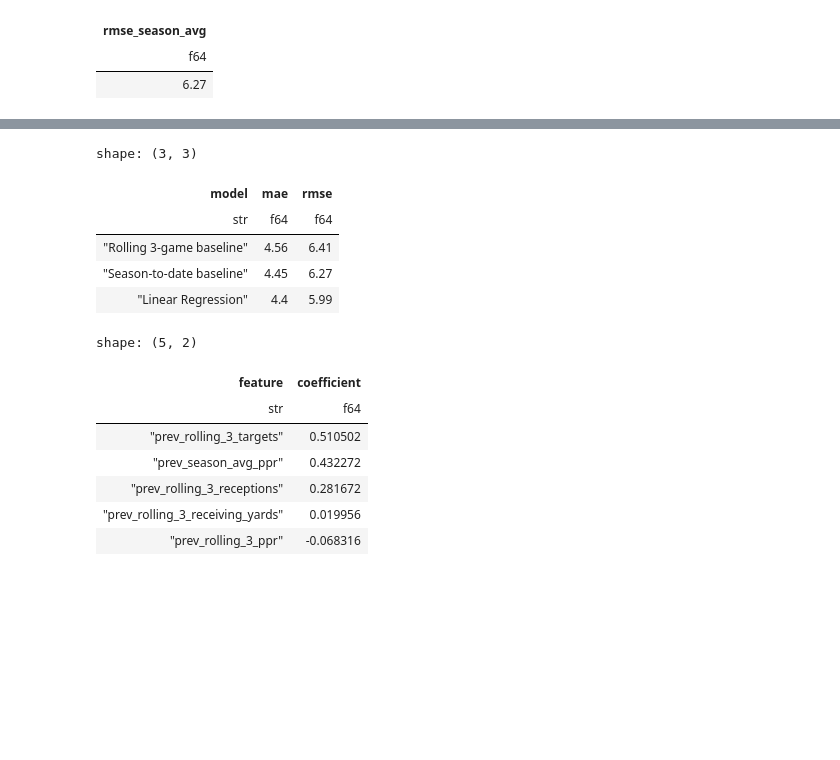
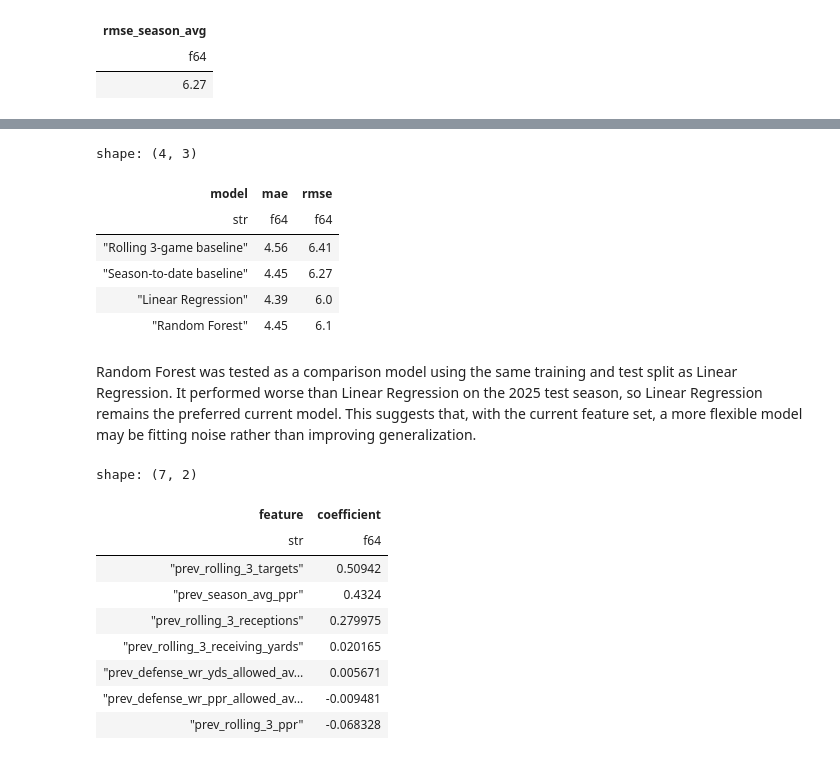
Before and after one commit to samarthsarda9/fantasy-football-project, a Jupyter notebook: notebooks/03_further_engineering.ipynb, the cells around one changed output, grey strips where cells are left out. Cells and saved outputs as stored; diff of their text form; code cells hidden in the pictures; blank space fills up the shorter version.

```diff
--- a/notebooks/03_further_engineering.ipynb
+++ b/notebooks/03_further_engineering.ipynb
@@ -208,3 +372,14 @@ shape: (75, 5)
+# %%
+player_prediction_features = player_prediction_features.join(
+    defense_week_wr_ppr_allowed.select([
+        "season",
+        "week",
+        "opponent_team",
+        "prev_defense_wr_ppr_allowed_avg",
+    ]),
+    on=["season", "week", "opponent_team"],
+    how="left",
+)
 # %%
 baseline_predictions = (
     player_prediction_features
@@ -259,6 +434,8 @@ dataset = (
         'prev_rolling_3_receptions',
         'prev_rolling_3_receiving_yards',
         'prev_season_avg_ppr',
+        'prev_defense_wr_yds_allowed_avg',
+        'prev_defense_wr_ppr_allowed_avg',
         'calculated_ppr',
         'absolute_error',
         'season_avg_error'
@@ -271,6 +448,8 @@ dataset = dataset.filter(
     (pl.col("prev_rolling_3_receptions").is_not_null()) &
     (pl.col("prev_rolling_3_receiving_yards").is_not_null()) &
     (pl.col("prev_season_avg_ppr").is_not_null()) &
+    (pl.col("prev_defense_wr_yds_allowed_avg").is_not_null()) &
+    (pl.col("prev_defense_wr_ppr_allowed_avg").is_not_null()) &
     (pl.col("calculated_ppr").is_not_null())
 )
 
@@ -330,22 +509,20 @@ shape: (1, 1)
 | rmse_season_avg |
 | f64 |
 | 6.27 |
+# %%
+feature_columns = [
+    "prev_rolling_3_ppr",
+    "prev_rolling_3_targets",
+    "prev_rolling_3_receptions",
+    "prev_rolling_3_receiving_yards",
+    "prev_season_avg_ppr",
+    "prev_defense_wr_yds_allowed_avg",
+    "prev_defense_wr_ppr_allowed_avg"
+]
 # %%
-X_train = dataset.filter(pl.col("season") < 2025).select([
-    'prev_rolling_3_ppr',
-    'prev_rolling_3_targets',
-    'prev_rolling_3_receptions',
-    'prev_rolling_3_receiving_yards',
-    'prev_season_avg_ppr',
-]).to_numpy()
+X_train = dataset.filter(pl.col("season") < 2025).select(feature_columns).to_numpy()
 
-X_test = dataset.filter(pl.col("season") == 2025).select([
-    'prev_rolling_3_ppr',
-    'prev_rolling_3_targets',
-    'prev_rolling_3_receptions',
-    'prev_rolling_3_receiving_yards',
-    'prev_season_avg_ppr',
-]).to_numpy()
+X_test = dataset.filter(pl.col("season") == 2025).select(feature_columns).to_numpy()
 
 y_train = dataset.filter(pl.col("season") < 2025).select('calculated_ppr').to_numpy().ravel()
 y_test = dataset.filter(pl.col("season") == 2025).select('calculated_ppr').to_numpy().ravel()
@@ -417,6 +651,7 @@ metrics_comparison = pl.DataFrame({
         "Rolling 3-game baseline",
         "Season-to-date baseline",
         "Linear Regression",
+        "Random Forest",
     ],
     "mae": [
         mean_absolute_error(
@@ -428,6 +663,7 @@ metrics_comparison = pl.DataFrame({
             test_results["prev_season_avg_ppr"],
         ),
         mean_absolute_error(y_test, y_pred),
+        mean_absolute_error(y_test, rf_y_pred),
     ],
     "rmse": [
         root_mean_squared_error(
@@ -439,6 +675,7 @@ metrics_comparison = pl.DataFrame({
             test_results["prev_season_avg_ppr"],
         ),
         root_mean_squared_error(y_test, y_pred),
+        root_mean_squared_error(y_test, rf_y_pred),
     ],
 }).with_columns(
     pl.col("mae").round(2),
@@ -447,33 +684,40 @@ metrics_comparison = pl.DataFrame({
 
 metrics_comparison
 # %% [output]
-shape: (3, 3)
+shape: (4, 3)
 | model | mae | rmse |
 | str | f64 | f64 |
 | "Rolling 3-game baseline" | 4.56 | 6.41 |
 | "Season-to-date baseline" | 4.45 | 6.27 |
-| "Linear Regression" | 4.4 | 5.99 |
+| "Linear Regression" | 4.39 | 6.0 |
+| "Random Forest" | 4.45 | 6.1 |
+# %% [markdown]
+Random Forest was tested as a comparison model using the same training and test split as Linear Regression. It performed worse than Linear Regression on the 2025 test season, so Linear Regression remains the preferred current model. This suggests that, with the current feature set, a more flexible model may be fitting noise rather than improving generalization.
 # %%
 feature_columns = [
     "prev_rolling_3_ppr",
     "prev_rolling_3_targets",
     "prev_rolling_3_receptions",
     "prev_rolling_3_receiving_yards",
     "prev_season_avg_ppr",
+    "prev_defense_wr_yds_allowed_avg",
+    "prev_defense_wr_ppr_allowed_avg"
 ]
 
 coefficients = pl.DataFrame({
     "feature": feature_columns,
     "coefficient": model.coef_,
 }).sort("coefficient", descending=True)
 
 coefficients
 # %% [output]
-shape: (5, 2)
+shape: (7, 2)
 | feature | coefficient |
 | str | f64 |
-| "prev_rolling_3_targets" | 0.510502 |
-| "prev_season_avg_ppr" | 0.432272 |
-| "prev_rolling_3_receptions" | 0.281672 |
-| "prev_rolling_3_receiving_yards" | 0.019956 |
-| "prev_rolling_3_ppr" | -0.068316 |
+| "prev_rolling_3_targets" | 0.50942 |
+| "prev_season_avg_ppr" | 0.4324 |
+| "prev_rolling_3_receptions" | 0.279975 |
+| "prev_rolling_3_receiving_yards" | 0.020165 |
+| "prev_defense_wr_yds_allowed_av… | 0.005671 |
+| "prev_defense_wr_ppr_allowed_av… | -0.009481 |
+| "prev_rolling_3_ppr" | -0.068328 |
```
Also changed, not shown: parts of 14 cells of this notebook, 2 other files.
